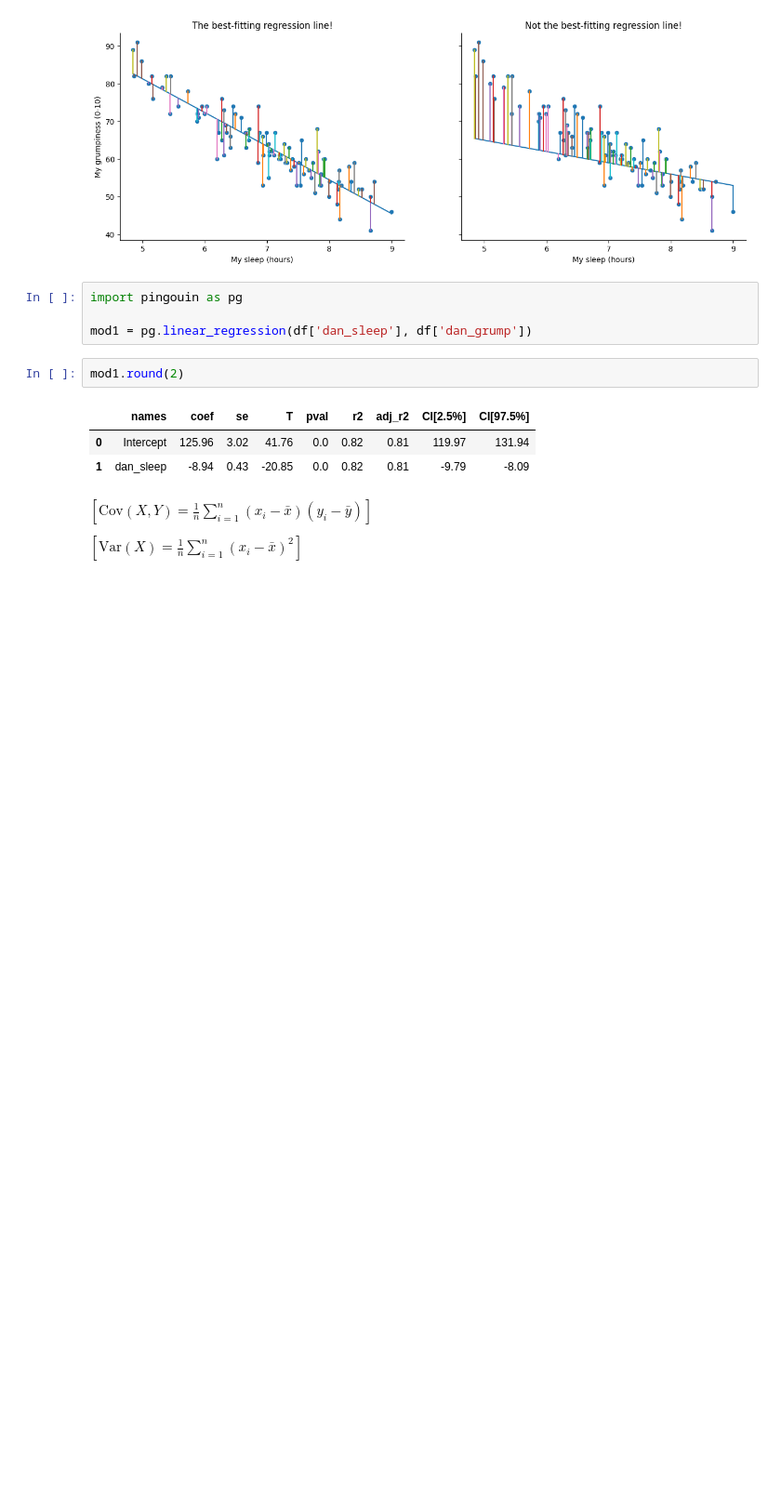
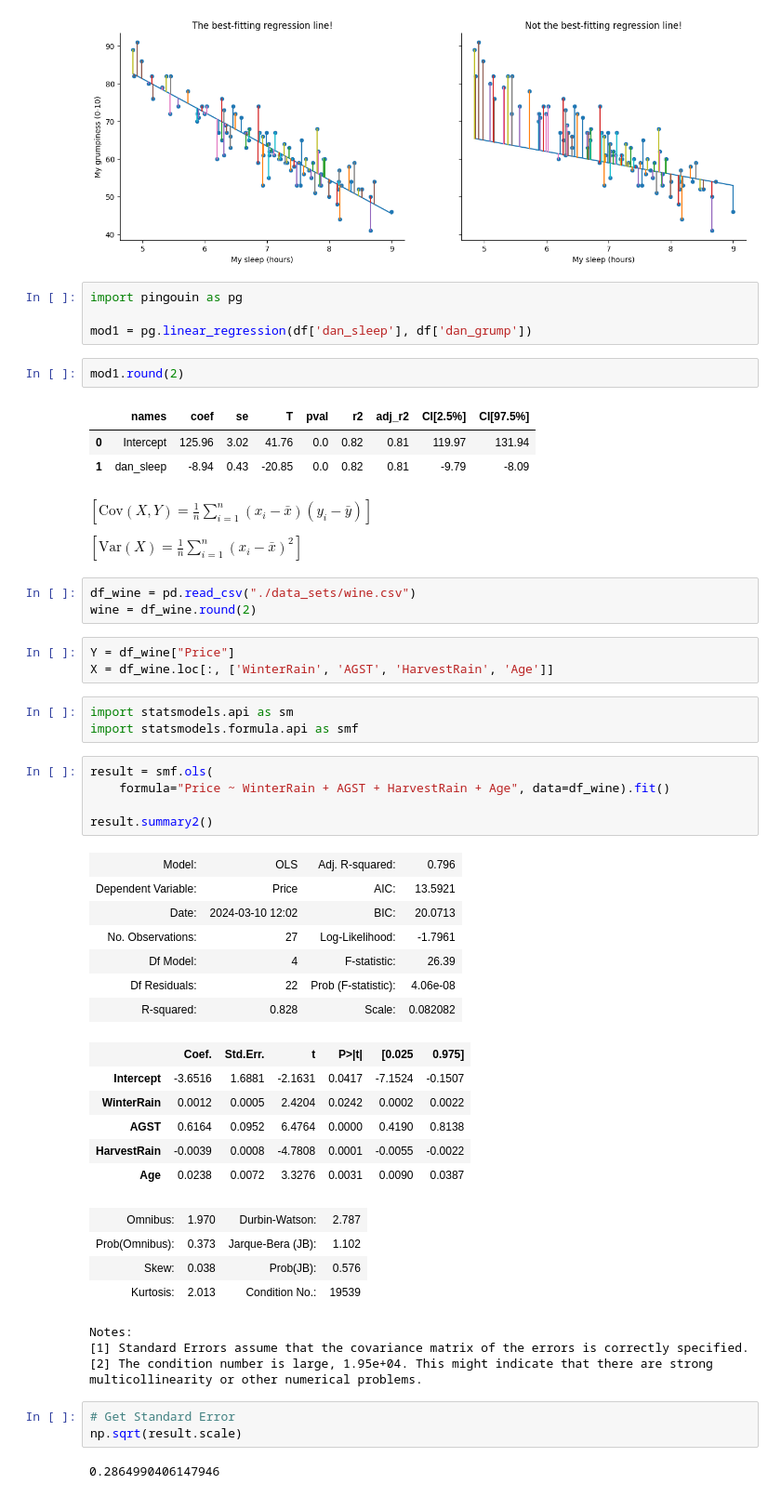
Before and after one commit to himnsuk/Data-Science, a Jupyter notebook: Practice/Linear_Regression.ipynb, the cells around one changed output. Shown at 93% size. Drawn from its saved outputs; the diff is of its cells as text; blank space fills up the shorter version.

```diff
--- a/Practice/Linear_Regression.ipynb
+++ b/Practice/Linear_Regression.ipynb
@@ -153,3 +203,43 @@ mod1.round(2)
 $[ \text{Cov}(X, Y) = \frac{1}{n} \sum_{i=1}^{n} (x_i - \bar{x})(y_i - \bar{y}) ]$
 
 $[ \text{Var}(X) = \frac{1}{n} \sum_{i=1}^{n} (x_i - \bar{x})^2 ]$
+# %%
+df_wine = pd.read_csv("./data_sets/wine.csv")
+wine = df_wine.round(2)
+# %%
+Y = df_wine["Price"]
+X = df_wine.loc[:, ['WinterRain', 'AGST', 'HarvestRain', 'Age']]
+# %%
+import statsmodels.api as sm
+import statsmodels.formula.api as smf
+# %%
+result = smf.ols(
+    formula="Price ~ WinterRain + AGST + HarvestRain + Age", data=df_wine).fit()
+
+result.summary2()
+# %% [output]
+| Model: | OLS | Adj. R-squared: | 0.796 |
+| Dependent Variable: | Price | AIC: | 13.5921 |
+| Date: | 2024-03-10 12:02 | BIC: | 20.0713 |
+| No. Observations: | 27 | Log-Likelihood: | -1.7961 |
+| Df Model: | 4 | F-statistic: | 26.39 |
+| Df Residuals: | 22 | Prob (F-statistic): | 4.06e-08 |
+| R-squared: | 0.828 | Scale: | 0.082082 |
+|  | Coef. | Std.Err. | t | P>|t| | [0.025 | 0.975] |
+| Intercept | -3.6516 | 1.6881 | -2.1631 | 0.0417 | -7.1524 | -0.1507 |
+| WinterRain | 0.0012 | 0.0005 | 2.4204 | 0.0242 | 0.0002 | 0.0022 |
+| AGST | 0.6164 | 0.0952 | 6.4764 | 0.0000 | 0.4190 | 0.8138 |
+| HarvestRain | -0.0039 | 0.0008 | -4.7808 | 0.0001 | -0.0055 | -0.0022 |
+| Age | 0.0238 | 0.0072 | 3.3276 | 0.0031 | 0.0090 | 0.0387 |
+| Omnibus: | 1.970 | Durbin-Watson: | 2.787 |
+| Prob(Omnibus): | 0.373 | Jarque-Bera (JB): | 1.102 |
+| Skew: | 0.038 | Prob(JB): | 0.576 |
+| Kurtosis: | 2.013 | Condition No.: | 19539 |
+Notes:
+[1] Standard Errors assume that the covariance matrix of the errors is correctly specified.
+[2] The condition number is large, 1.95e+04. This might indicate that there are strong multicollinearity or other numerical problems.
+# %%
+# Get Standard Error
+np.sqrt(result.scale)
+# %% [output]
+0.2864990406147946
```
Also changed, not shown: parts of 4 cells of this notebook, 14 other files.
